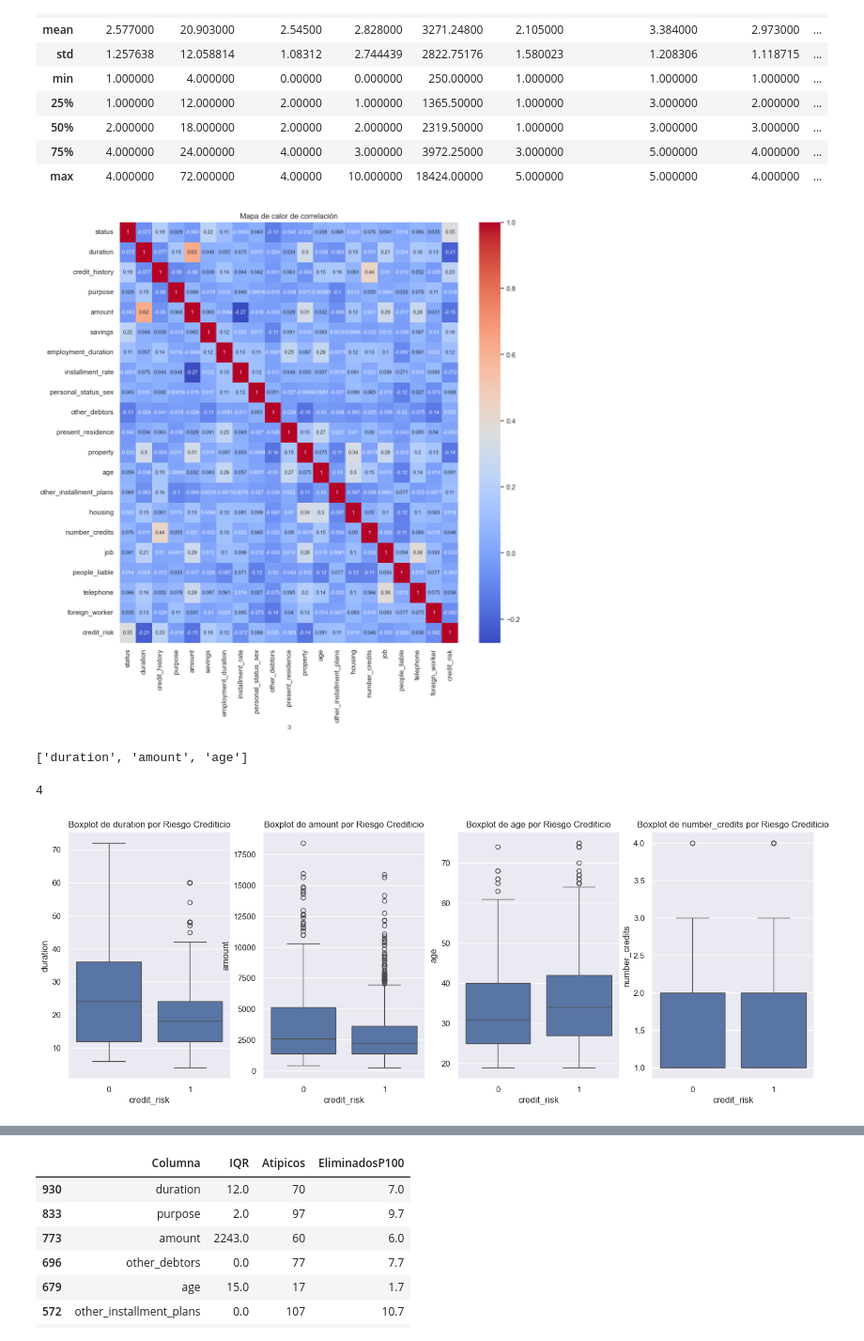
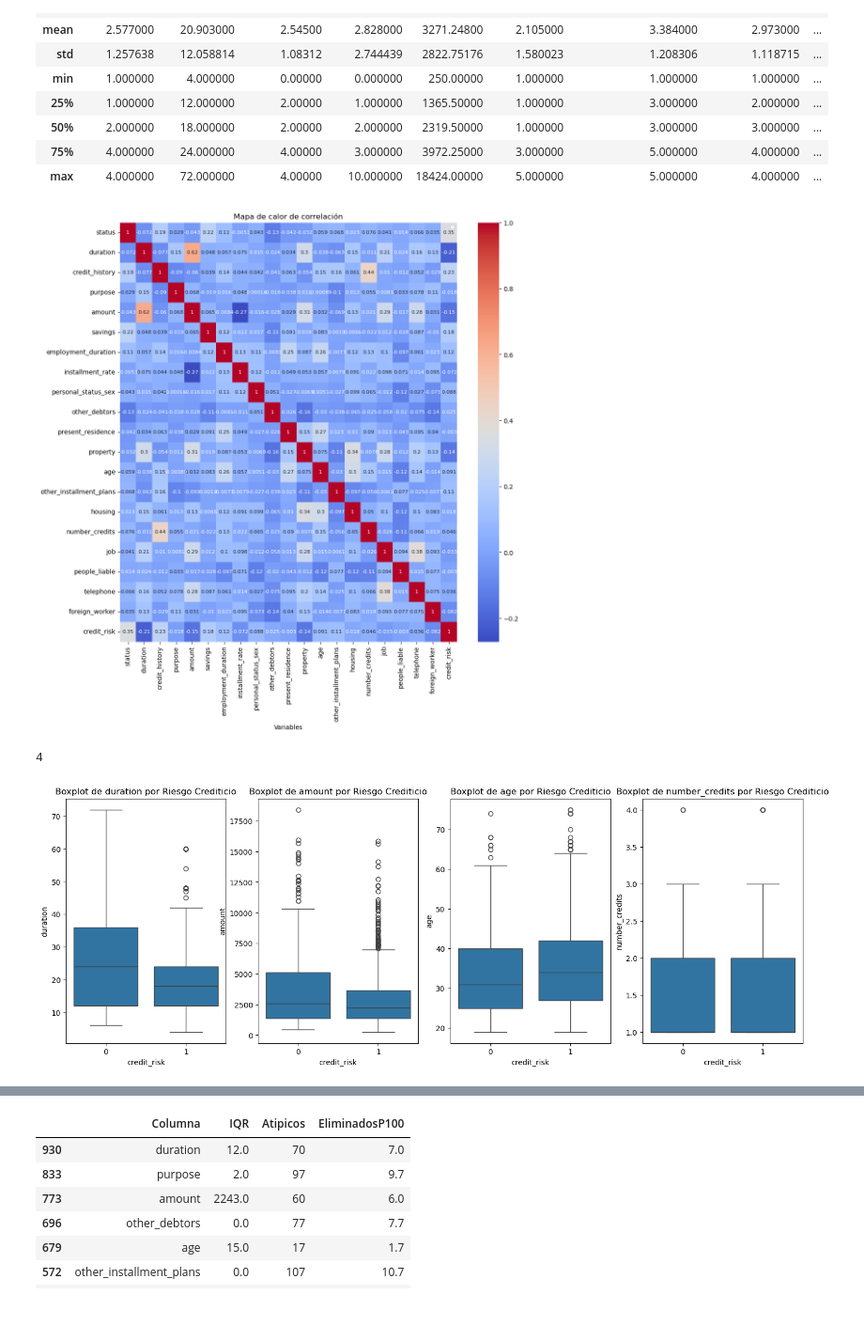
Before and after one commit to Medicenchapin/MLOps_Equipo-7, a Jupyter notebook: notebooks/fase-1_Part02_v3.ipynb, the cells around one changed output, grey strips where cells are left out. Shown at 94% size. Drawn from its saved outputs; the diff is of its cells as text; code cells hidden in the pictures; blank space fills up the shorter version.

```diff
--- a/notebooks/fase-1_Part02_v3.ipynb
+++ b/notebooks/fase-1_Part02_v3.ipynb
@@ -34,8 +34,12 @@ import pickle
 # %%
 pd.set_option('display.max_columns',None)
 warnings.filterwarnings(action='ignore')
+# %%
+import yaml
+with open(r'../params.yaml') as conf_file:
+    config = yaml.safe_load(conf_file)
 # %%
-df = pd.read_csv(r'./data/Preprocess.csv')
+df = pd.read_csv(config['data_load']['dataset_csv'])
 df.head(5)
 # %% [output]
 |  | status | duration | credit_history | purpose | amount | savings | employment_duration | installment_rate | ... |
@@ -82,13 +86,9 @@ descripcion
 # %%
 plt.figure(figsize=(12,12))
 sns.heatmap(df.corr(), annot=True, cmap='coolwarm', annot_kws={"size": 8})
 plt.title("Mapa de calor de correlación")
-plt.xlabel(i,fontsize=10)
+plt.xlabel("Variables",fontsize=10)
 plt.legend(fontsize = 8)
 plt.show()
 # %% [output]
-[figure, old version]
+[figure, new version]
-# %%
-var_num
-# %% [output]
-['duration', 'amount', 'age']
@@ -108,4 +110,4 @@ for i, col in enumerate(colmns_sel_outlider):
     axs[i].set_title(f"Boxplot de {col} por Riesgo Crediticio")
 plt.show()
 # %% [output]
-[figure, old version]
+[figure, new version]
```
Also changed, not shown: parts of 8 cells of this notebook, 6 other files.
